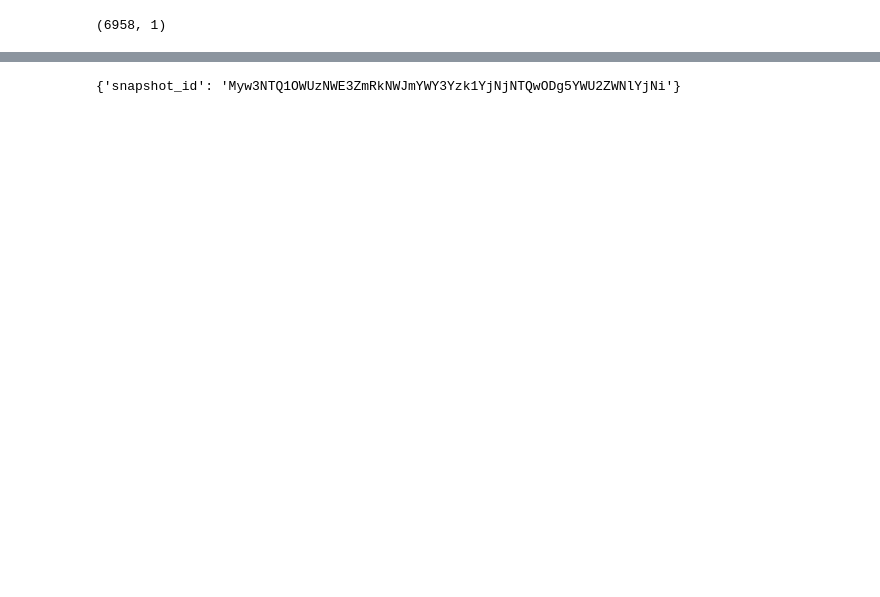
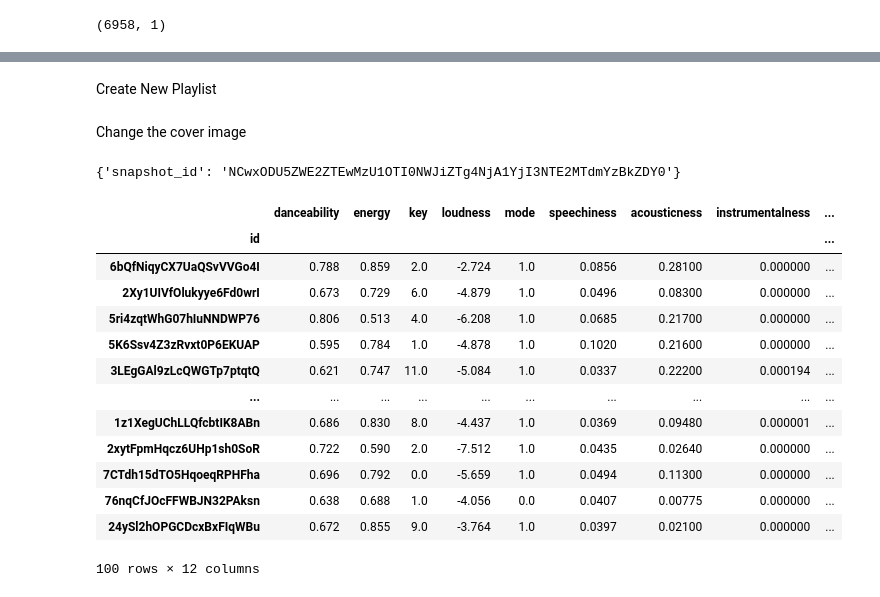
Before and after one commit to a-fp/Final_Project, a Jupyter notebook: Recommender.ipynb, the cells around one changed output, grey strips where cells are left out. Cells and saved outputs as stored; diff of their text form; code cells hidden in the pictures; blank space fills up the shorter version.

```diff
--- a/Recommender.ipynb
+++ b/Recommender.ipynb
@@ -20,3 +25,11 @@ import spotipy.util as util
+# %%
+client_id = 'CLIENT_ID'
+client_secret = 'CLIENT_SECRET'
+user_id='USER_ID'
+AUTH_URL = 'https://accounts.spotify.com/api/token'
+redirect_uri="http://localhost:8080"
+username='USERNAME'
+access_token = connect_spotify(client_id, client_secret, AUTH_URL)
 # %%
 def connect_spotify(client_id, client_secret, AUTH_URL):
     # POST
@@ -193,3 +215,5 @@ best_tracks=songs_for_0['id'].head(50)
 tracks = best_tracks.values.tolist()
 # %%
 tracks=["spotify:track:" + a for a in tracks]
+# %% [markdown]
+Create New Playlist
@@ -195,0 +224,2 @@ tracks=["spotify:track:" + a for a in tracks]
+# %% [markdown]
+Change the cover image
@@ -196,4 +228,26 @@ tracks=["spotify:track:" + a for a in tracks]
 # %%
-sp.playlist_add_items(playlist_id=playlist, items=tracks, position=None)
+sp.playlist_add_items(playlist_id=playlist_id, items=tracks, position=None)
 # %% [output]
-{'snapshot_id': 'Myw3NTQ1OWUzNWE3ZmRkNWJmYWY3Yzk1YjNjNTQwODg5YWU2ZWNlYjNi'}
+{'snapshot_id': 'NCwxODU5ZWE2ZTEwMzU1OTI0NWJiZTg4NjA1YjI3NTE2MTdmYzBkZDY0'}
+# %%
+happy_playlist= '37i9dQZF1DXdPec7aLTmlC'
+happy_df = playlist_features(happy_playlist)
+happy_df.drop(['type','uri','track_href','analysis_url','duration_ms'], axis = 'columns', inplace=True)
+happy_df.set_index('id', inplace = True)
+happy_df=happy_df.astype('float64')
+happy_df
+# %% [output]
+|  | danceability | energy | key | loudness | mode | speechiness | acousticness | instrumentalness | ... |
+| id |  |  |  |  |  |  |  |  | ... |
+| 6bQfNiqyCX7UaQSvVVGo4I | 0.788 | 0.859 | 2.0 | -2.724 | 1.0 | 0.0856 | 0.28100 | 0.000000 | ... |
+| 2Xy1UIVfOlukyye6Fd0wrI | 0.673 | 0.729 | 6.0 | -4.879 | 1.0 | 0.0496 | 0.08300 | 0.000000 | ... |
+| 5ri4zqtWhG07hIuNNDWP76 | 0.806 | 0.513 | 4.0 | -6.208 | 1.0 | 0.0685 | 0.21700 | 0.000000 | ... |
+| 5K6Ssv4Z3zRvxt0P6EKUAP | 0.595 | 0.784 | 1.0 | -4.878 | 1.0 | 0.1020 | 0.21600 | 0.000000 | ... |
+| 3LEgGAl9zLcQWGTp7ptqtQ | 0.621 | 0.747 | 11.0 | -5.084 | 1.0 | 0.0337 | 0.22200 | 0.000194 | ... |
+| ... | ... | ... | ... | ... | ... | ... | ... | ... | ... |
+| 1z1XegUChLLQfcbtIK8ABn | 0.686 | 0.830 | 8.0 | -4.437 | 1.0 | 0.0369 | 0.09480 | 0.000001 | ... |
+| 2xytFpmHqcz6UHp1sh0SoR | 0.722 | 0.590 | 2.0 | -7.512 | 1.0 | 0.0435 | 0.02640 | 0.000000 | ... |
+| 7CTdh15dTO5HqoeqRPHFha | 0.696 | 0.792 | 0.0 | -5.659 | 1.0 | 0.0494 | 0.11300 | 0.000000 | ... |
+| 76nqCfJOcFFWBJN32PAksn | 0.638 | 0.688 | 1.0 | -4.056 | 0.0 | 0.0407 | 0.00775 | 0.000000 | ... |
+| 24ySl2hOPGCDcxBxFIqWBu | 0.672 | 0.855 | 9.0 | -3.764 | 1.0 | 0.0397 | 0.02100 | 0.000000 | ... |
+100 rows × 12 columns
```
Also changed, not shown: parts of 24 cells of this notebook, 2 other files.
